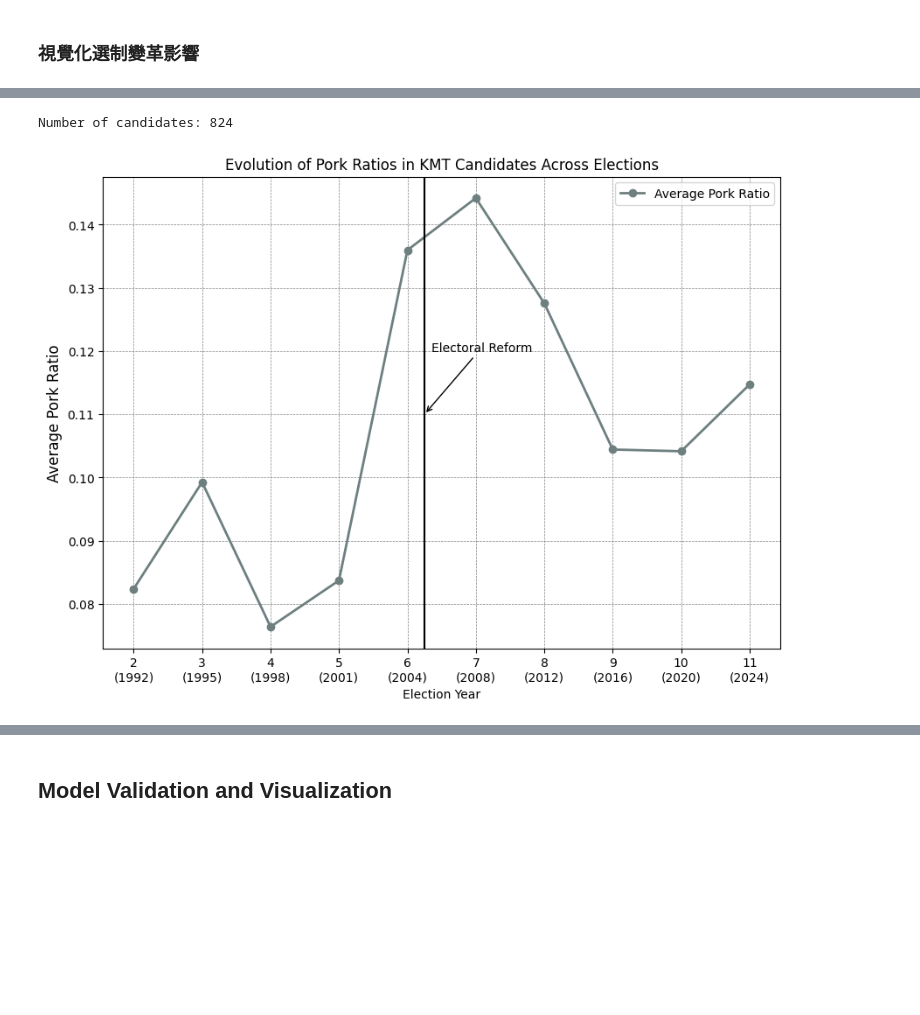
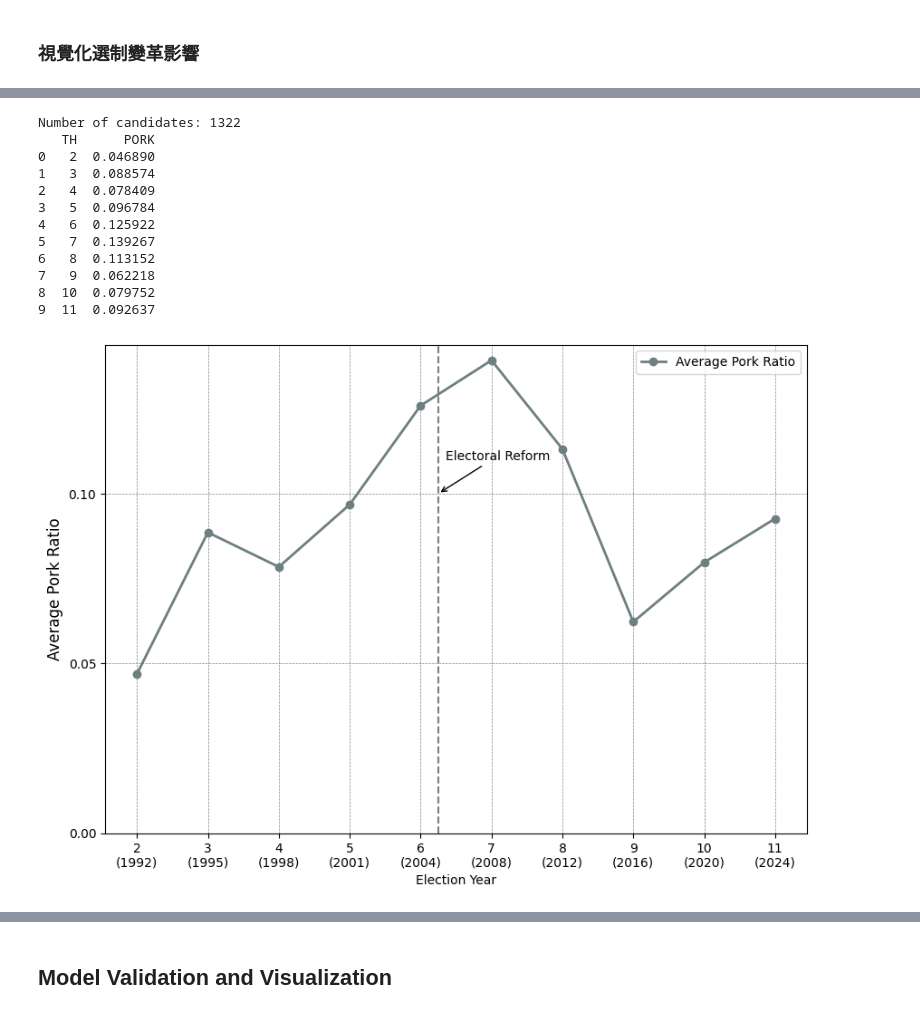
Before and after one commit to deankuo/Taiwan-Manifesto-Analysis-A-ML-Approach, a Jupyter notebook: Notebooks/taiwan_analysis_bertopic.ipynb, the cells around one changed output, grey strips where cells are left out. Saved outputs shown, nothing was run; the diff lists cells and outputs as text; code cells hidden in the pictures; blank space fills up the shorter version.

```diff
--- a/Notebooks/taiwan_analysis_bertopic.ipynb
+++ b/Notebooks/taiwan_analysis_bertopic.ipynb
@@ -477,0 +641,12 @@ for version in topic_info_list:
+# %%
+# For all documents
+# Result of version 1 classification (20240503)
+# Result of version 2 classification (20240504)
+# Result of version 3 classification (20240505)
+
+for n in range(1, versions+1):
+    version = f'v{n}' # v1
+    topic_info[version] = pd.read_csv(f'Result/Result_V2/{MODEL}/Result_{version}/topic_info_{version}.csv')
+    pork = topic_info[version][topic_info[version]['PORK'] == 1]['Topic'].tolist()
+    df_new['PORK_v{n}'.format(n=n)] = df_new['Topic_v{n}'.format(n=n)].apply(lambda x: 1 if x in pork else 0)
+    print(similarity_check(topic_info[version]))
@@ -478,2 +666,3 @@ for version in topic_info_list:
 # %%
-df_merge = merge_and_classify(df_new, topic_info_list)
+df_merge = merge_and_classify(df_new, ['v1', 'v2', 'v3'])
+df_merge.shape
@@ -480,4 +671,4 @@ df_merge = merge_and_classify(df_new, topic_info_list)
 # %%
-df_merge = pd.merge(df_origin, df_merge, on='ID', how='outer')
+df_merge = pd.merge(df_origin, df_merge, on='ID', how='inner')
 df_merge.shape
 # %% [output]
@@ -578,0 +746,3 @@ plot_change_each(candidates_in_both, weight_cols, save=False)
+# %%
+SAVE = True
+AVG = True
@@ -610,16 +876,26 @@ visualization(df=df_serious,
 # %%
-%matplotlib inline
-# KMT serious candidates' electoral strategy
-visualization(df=df_serious[df_serious['PARTY_CODE'] == 1],
-              model='BERTopic',
-              y_axis=0.11,
-              party='KMT',
-              columns=weight_cols,
+# Non KMT & DPP serious candidates' electoral strategy
+visualization(df=df_serious.query('PARTY_CODE > 2'),
+              model=MODEL,
+              y_axis=0.1,
+              party='Non-KMT&DPP',
+              columns=equal_divided_cols,
               reform_year=2005,
-              save=True,
-              avg=True) # 824
+              save=SAVE,
+              avg=AVG) # 1322
 # %% [output]
-Number of candidates: 824
+Number of candidates: 1322
+   TH      PORK
+0   2  0.046890
+1   3  0.088574
+2   4  0.078409
+3   5  0.096784
+4   6  0.125922
+5   7  0.139267
+6   8  0.113152
+7   9  0.062218
+8  10  0.079752
+9  11  0.092637
-[figure, old version]
+[figure, new version]
 # %%
 %matplotlib inline
```
Also changed, not shown: parts of 104 cells of this notebook, 7 other files.
